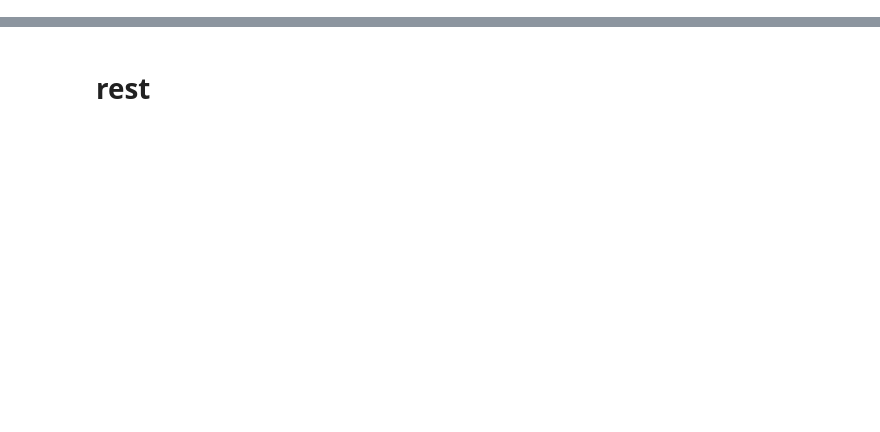
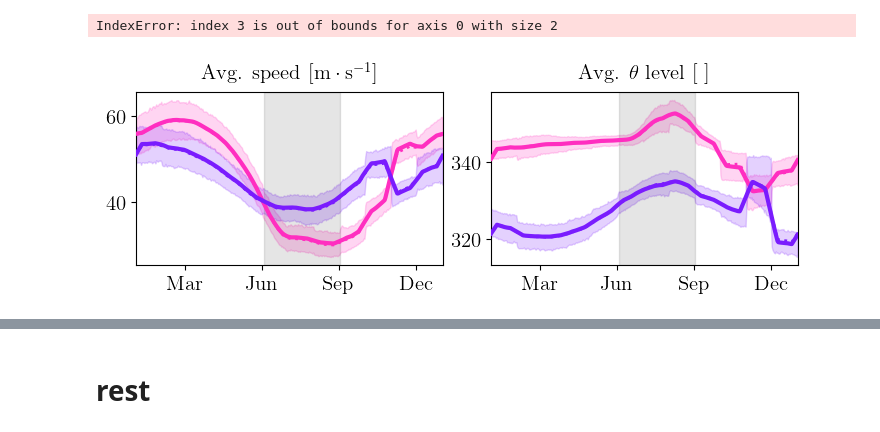
Before and after one commit to hbanderier/Jetutils, a Jupyter notebook: notebooks/on_remote/Persistence/persistent_jets_cesm.ipynb, the cells around one changed output, grey strips where cells are left out. Cells and saved outputs as stored; diff of their text form; code cells hidden in the pictures; blank space fills up the shorter version.

```diff
--- a/notebooks/on_remote/Persistence/persistent_jets_cesm.ipynb
+++ b/notebooks/on_remote/Persistence/persistent_jets_cesm.ipynb
@@ -30,0 +79,3 @@ ds.to_zarr("/storage/workspaces/giub_meteo_impacts/ci01/ERA5/plev/uv/6H/full.zar
+# %%
+new_is_polar = jets_newcat.group_by("member", "time", "jet ID").agg(pl.col("is_polar").mean())
+props_ = props.rename({"is_polar": "is_polar_old"}).join(new_is_polar, on=["member", "time", "jet ID"])
@@ -30,0 +85,7 @@ ds.to_zarr("/storage/workspaces/giub_meteo_impacts/ci01/ERA5/plev/uv/6H/full.zar
+# %%
+from jetutils.plots import plot_seasonal
+from jetutils.jet_finding import average_jet_categories
+_ = plot_seasonal(average_jet_categories(props_), ["mean_s", "mean_theta"], ncols=2, nrows=1, clear=False)
+# %% [output]
+IndexError: index 3 is out of bounds for axis 0 with size 2
+[figure, added]
```
Also changed, not shown: parts of 6 cells of this notebook, 5 other files.
